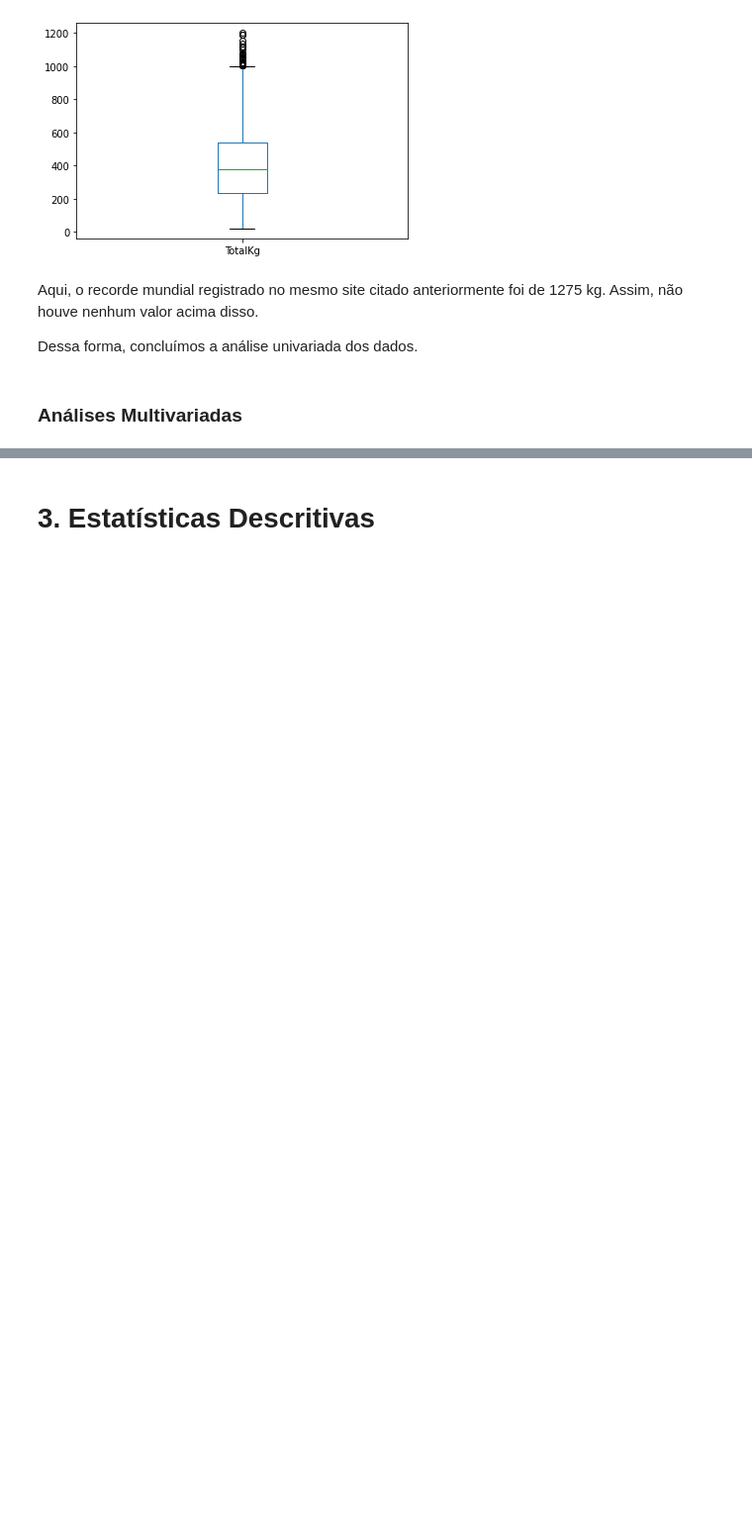
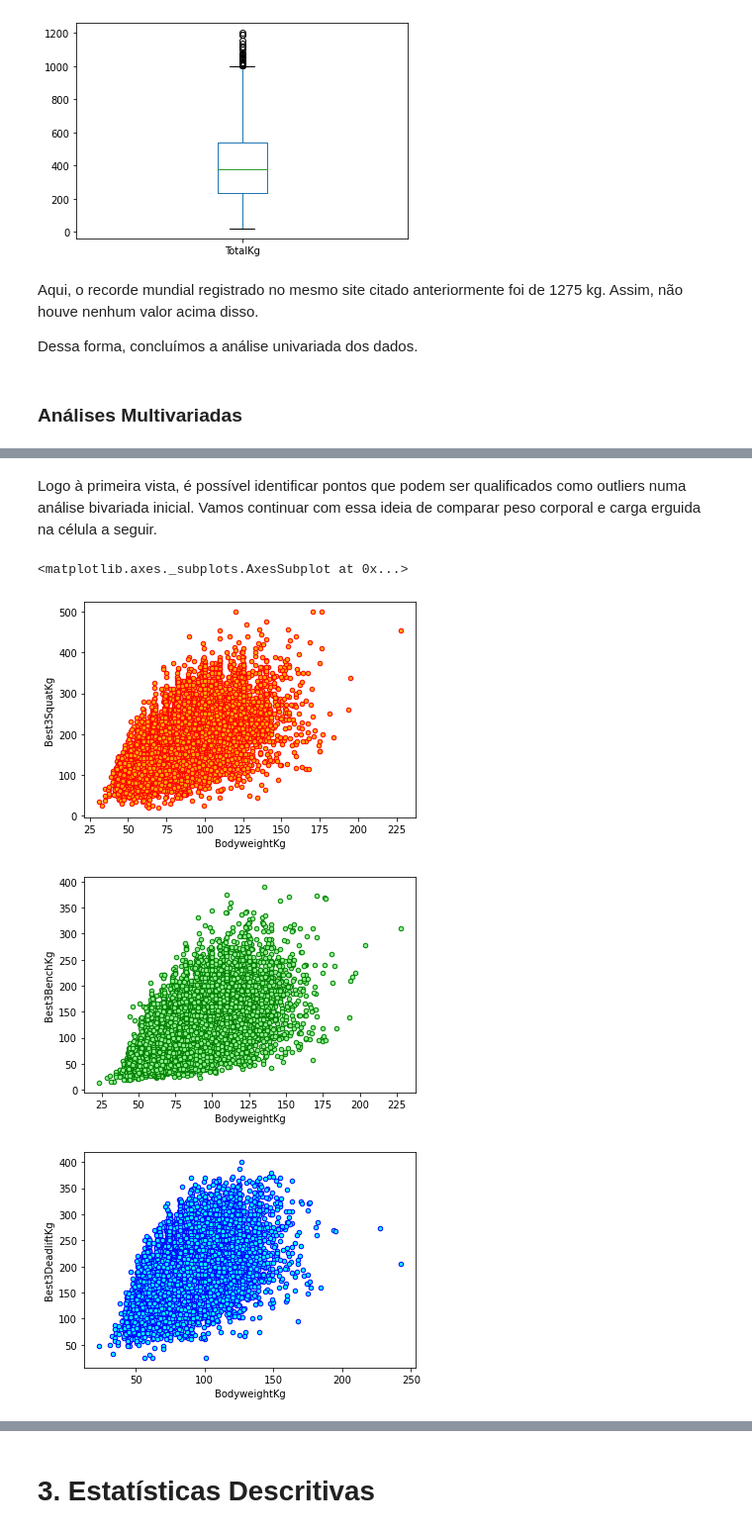
Before and after one commit to RafaelBNN/if697, a Jupyter notebook: ProjetoIF697.ipynb, the cells around one changed output, grey strips where cells are left out. Shown at 99% size. Cells and saved outputs as stored; diff of their text form; code cells hidden in the pictures; blank space fills up the shorter version.

```diff
--- a/ProjetoIF697.ipynb
+++ b/ProjetoIF697.ipynb
@@ -959,0 +965,11 @@ Vamos aplicar técnicas de detecção de outliers utilizando os atributos estuda
+# %% [markdown]
+Logo à primeira vista, é possível identificar pontos que podem ser qualificados como outliers numa análise bivariada inicial. Vamos continuar com essa ideia de comparar peso corporal e carga erguida na célula a seguir.
+# %%
+df.plot.scatter(x='BodyweightKg',y='Best3SquatKg', color='orange', edgecolor='red')
+df.plot.scatter(x='BodyweightKg',y='Best3BenchKg', color='lightgreen', edgecolor='green')
+df.plot.scatter(x='BodyweightKg',y='Best3DeadliftKg', color='cyan',edgecolor='blue')
+# %% [output]
+<matplotlib.axes._subplots.AxesSubplot at 0x...>
+[figure, added]
+[figure, added]
+[figure, added]
```
Also changed, not shown: parts of 52 cells of this notebook.
